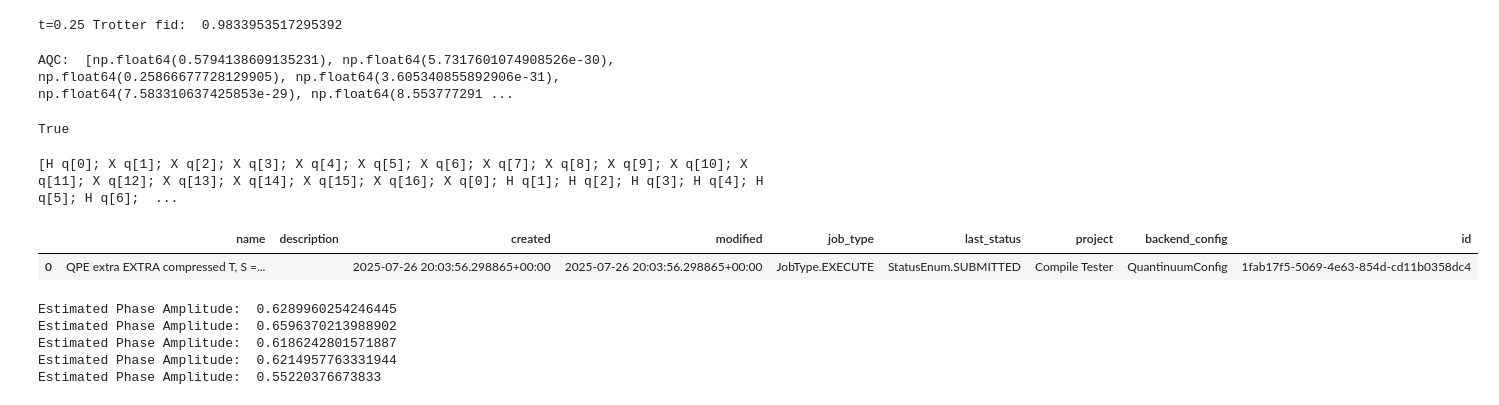
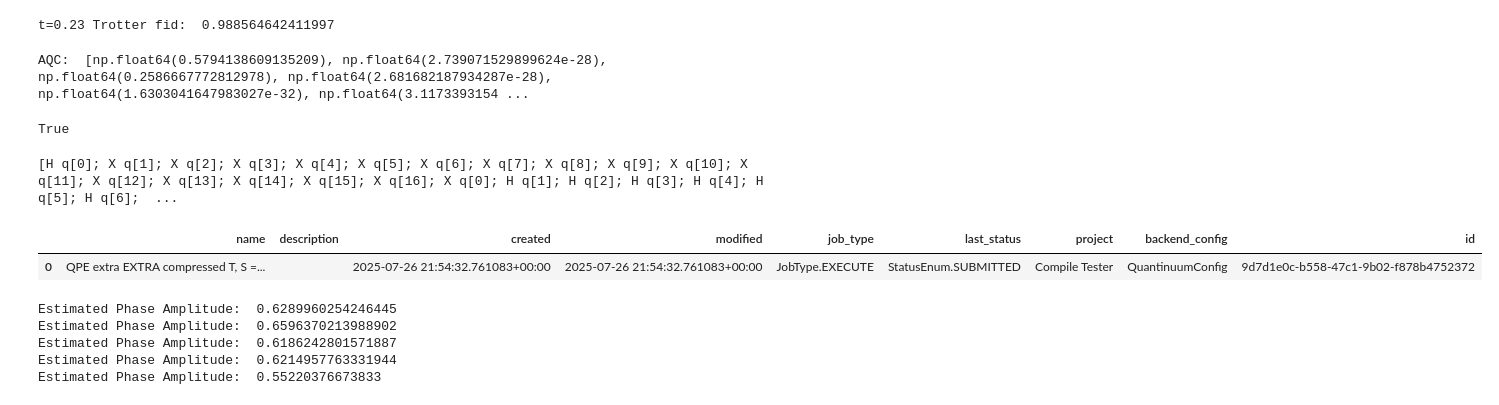
Before and after one commit to erenaykrcn/ccU, a Jupyter notebook: examples/TFIM2d/TFIM2d_QPE_H2.ipynb, the cells around one changed output. Drawn from its saved outputs; the diff is of its cells as text; code cells hidden in the pictures.

Commit message:
new 45 layers script

```diff
--- a/examples/TFIM2d/TFIM2d_QPE_H2.ipynb
+++ b/examples/TFIM2d/TFIM2d_QPE_H2.ipynb
@@ -13,7 +13,7 @@ from scipy.sparse.linalg import expm_multiply
 
 Lx, Ly = (4, 4)
 L = Lx*Ly
-t = .25
+t = .23
 latt = qib.lattice.IntegerLattice((Lx, Ly), pbc=True)
 field = qib.field.Field(qib.field.ParticleType.QUBIT, latt)
 J, h, g = (1, 0, 3)
@@ -54,11 +54,11 @@ Xlists_opts = {}
 Vlists = {}
 qc_cUs = {}
 ts = [0.2, 0.21, 0.22, 0.23, 0.25]
-for t in [0.25]:
+for t in [0.23]:
     Vlist = []
     #with h5py.File(f"./results/tfim2d_ccU_SPARSE_103_Lx4Ly4_t{t}_layers15_rS1_niter15_3hloc.hdf5", "r") as f:
     #    Vlist =  f["Vlist"][:]
-    with h5py.File(f"./results/tfim2d_ccU_SPARSE_103_Lx4Ly4_t{t}_layers10_niter5_rS1_2hloc.hdf5", "r") as f:
+    with h5py.File(f"./results/tfim2d_ccU_SPARSE_103_Lx4Ly4_t{t}_layers10_niter8_rS1_2hloc.hdf5", "r") as f:
         Vlist =  f["Vlist"][:]
         perms_extended = [[perms_v[0]]] + [perms_v]*3 + [[perms_v[0]], [perms_h[0]]] +\
                                 [perms_h]*3 + [[perms_h[0]]]
@@ -66,7 +66,7 @@ for t in [0.25]:
         control_layers = [0, 4, 5, 9]
 
     Xlists_opt = {}
-    if t==0.25:
+    if t==0.23:
         for i in control_layers:
             with h5py.File(f"./results/tfim2d_ccU_SPARSE_{J}{h}{g}_Lx{Lx}Ly{Ly}_t{t}_layers{len(Vlist)}_niter15_rS1_DECOMPOSE_n{len(perms_qc)}_layer{i}.hdf5", "r") as file:
                 Xlists_opt[i] = file[f"Xlist_{i}"][:]
@@ -139,7 +139,7 @@ from scipy import sparse as sp
 from pytket.extensions.qiskit import IBMQBackend, AerStateBackend
 
 backend = AerStateBackend()
-for t_ in [.25]:
+for t_ in [.23]:
     qc_rand = random_state_prep_circuit(L, 5)
     c = backend.get_compiled_circuit(qc_rand)
     handle = backend.process_circuit(c)
@@ -148,7 +148,7 @@ for t_ in [.25]:
 
     qc_ext1 = Circuit(L+1)
     qc_ext1.append(qc_rand)
-    for i in range(int(t_//0.25)):
+    for i in range(int(t_//0.23)):
         qc_ext1.append(qc_cU)
     c = backend.get_compiled_circuit(qc_ext1)
     handle = backend.process_circuit(c)
@@ -157,7 +157,7 @@ for t_ in [.25]:
     qc_ext2 = Circuit(L+1)
     qc_ext2.X(0)
     qc_ext2.append(qc_rand)
-    for i in range(int(t_//0.25)):
+    for i in range(int(t_//0.23)):
         qc_ext2.append(qc_cU)
     c = backend.get_compiled_circuit(qc_ext2)
     handle = backend.process_circuit(c)
@@ -171,7 +171,7 @@ for t_ in [.25]:
 
     print(f"t={t_}", "Trotter fid: ", fid)
 # %% [output]
-t=0.25 Trotter fid:  0.9833953517295392
+t=0.23 Trotter fid:  0.988564642411997
 # %%
 """
     Adiabatic Evolution Implementation.
@@ -257,7 +257,7 @@ for i in range(L):
 qc_A = run_adiabatic(Lx, Ly, 3, 1, 1, qc_C)
 qc_A.rename_units({Qubit(i): Qubit(i + 1) for i in range(L)})
 # %% [output]
-AQC:  [np.float64(0.5794138609135231), np.float64(5.7317601074908526e-30), np.float64(0.25866677728129905), np.float64(3.605340855892906e-31), np.float64(7.583310637425853e-29), np.float64(8.553777291 ...
+AQC:  [np.float64(0.5794138609135209), np.float64(2.739071529899624e-28), np.float64(0.2586667772812978), np.float64(2.681682187934287e-28), np.float64(1.6303041647983027e-32), np.float64(3.1173393154 ...
 True
 # %%
 from pytket.circuit import Unitary1qBox
@@ -288,13 +288,13 @@ my_project_ref = qnx.projects.get_or_create(name="Compile Tester")
 circ_refs = []
 
 circ_refs.append(qnx.circuits.upload(
-    name=f"QPE Real, t=0.25",
+    name=f"QPE Real, t=0.23",
     circuit=qc_QPE_real,
     project=my_project_ref,
 ))
 
 circ_refs.append(qnx.circuits.upload(
-    name=f"QPE Imag, t=0.25",
+    name=f"QPE Imag, t=0.23",
     circuit=qc_QPE_imag,
     project=my_project_ref,
 ))
@@ -303,7 +303,7 @@ circ_refs.append(qnx.circuits.upload(
 # Compile Circuits
 compiled_circuits = qnx.compile(
     circuits=circ_refs,
-    name="QPE extra EXTRA compressed T, S = (1, 1), t=0.25",
+    name="QPE extra EXTRA compressed T, S = (1, 1), t=0.23",
     optimisation_level = 0,
     backend_config=qnx.QuantinuumConfig(device_name="H1-Emulator"),
     project=my_project_ref,
@@ -311,16 +311,16 @@ compiled_circuits = qnx.compile(
 # %%
 execute_job_ref = qnx.start_execute_job(
     circuits=compiled_circuits,
-    name=f"QPE extra EXTRA compressed T, S = (1, 1), t=0.25, Noisy v2",
+    name=f"QPE extra EXTRA compressed T, S = (1, 1), t=0.23, Noiseless",
     n_shots=[2000]*2,
-    backend_config=qnx.QuantinuumConfig(device_name="H1-Emulator"),
+    backend_config=qnx.QuantinuumConfig(device_name="H1-1E"),
     project=my_project_ref,
 )
 
 execute_job_ref.df()
 # %% [output]
 |  | name | description | created | modified | job_type | last_status | project | backend_config | id |
-| 0 | QPE extra EXTRA compressed T, S =... |  | 2025-07-26 20:03:56.298865+00:00 | 2025-07-26 20:03:56.298865+00:00 | JobType.EXECUTE | StatusEnum.SUBMITTED | Compile Tester | QuantinuumConfig | 1fab17f5-5069-4e63-854d-cd11b0358dc4 |
+| 0 | QPE extra EXTRA compressed T, S =... |  | 2025-07-26 21:54:32.761083+00:00 | 2025-07-26 21:54:32.761083+00:00 | JobType.EXECUTE | StatusEnum.SUBMITTED | Compile Tester | QuantinuumConfig | 9d7d1e0c-b558-47c1-9b02-f878b4752372 |
 # %%
 import pandas as pd
 
```
Also changed, not shown: parts of 2 cells of this notebook, 9 other files.
